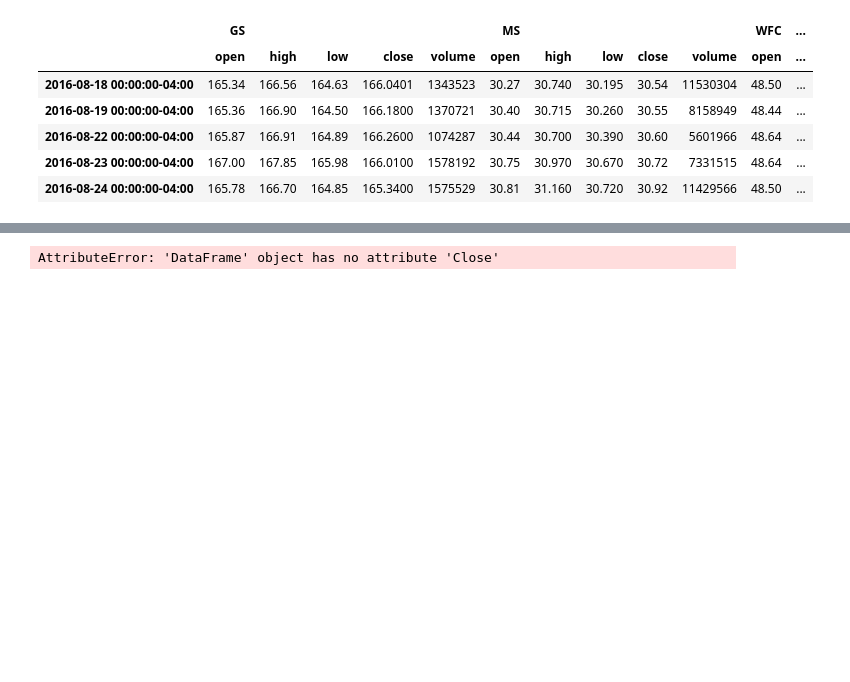
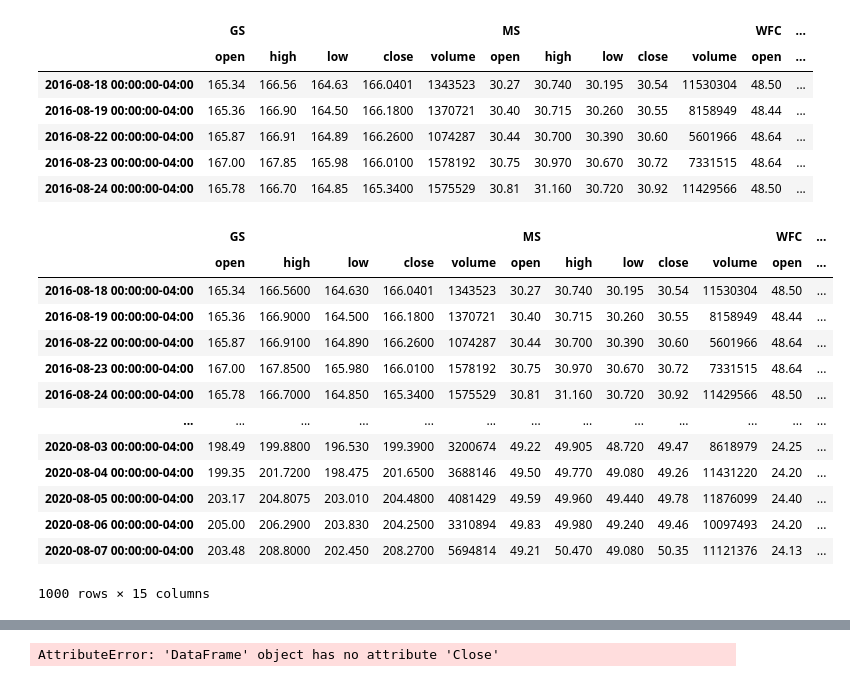
Before and after one commit to Billieo/p2-g3, a Jupyter notebook: financialprog2.ipynb, the cells around one changed output, grey strips where cells are left out. Saved outputs shown, nothing was run; the diff lists cells and outputs as text; code cells hidden in the pictures; blank space fills up the shorter version.

Commit message:
update the alapaca stock

```diff
--- a/financialprog2.ipynb
+++ b/financialprog2.ipynb
@@ -237,6 +237,23 @@ df_stock_data.head()
 | 2016-08-22 00:00:00-04:00 | 165.87 | 166.91 | 164.89 | 166.2600 | 1074287 | 30.44 | 30.700 | 30.390 | 30.60 | 5601966 | 48.64 | ... |
 | 2016-08-23 00:00:00-04:00 | 167.00 | 167.85 | 165.98 | 166.0100 | 1578192 | 30.75 | 30.970 | 30.670 | 30.72 | 7331515 | 48.64 | ... |
 | 2016-08-24 00:00:00-04:00 | 165.78 | 166.70 | 164.85 | 165.3400 | 1575529 | 30.81 | 31.160 | 30.720 | 30.92 | 11429566 | 48.50 | ... |
+# %%
+df_stock_data
+# %% [output]
+|  | GS |  |  |  |  | MS |  |  |  |  | WFC | ... |
+|  | open | high | low | close | volume | open | high | low | close | volume | open | ... |
+| 2016-08-18 00:00:00-04:00 | 165.34 | 166.5600 | 164.630 | 166.0401 | 1343523 | 30.27 | 30.740 | 30.195 | 30.54 | 11530304 | 48.50 | ... |
+| 2016-08-19 00:00:00-04:00 | 165.36 | 166.9000 | 164.500 | 166.1800 | 1370721 | 30.40 | 30.715 | 30.260 | 30.55 | 8158949 | 48.44 | ... |
+| 2016-08-22 00:00:00-04:00 | 165.87 | 166.9100 | 164.890 | 166.2600 | 1074287 | 30.44 | 30.700 | 30.390 | 30.60 | 5601966 | 48.64 | ... |
+| 2016-08-23 00:00:00-04:00 | 167.00 | 167.8500 | 165.980 | 166.0100 | 1578192 | 30.75 | 30.970 | 30.670 | 30.72 | 7331515 | 48.64 | ... |
+| 2016-08-24 00:00:00-04:00 | 165.78 | 166.7000 | 164.850 | 165.3400 | 1575529 | 30.81 | 31.160 | 30.720 | 30.92 | 11429566 | 48.50 | ... |
+| ... | ... | ... | ... | ... | ... | ... | ... | ... | ... | ... | ... | ... |
+| 2020-08-03 00:00:00-04:00 | 198.49 | 199.8800 | 196.530 | 199.3900 | 3200674 | 49.22 | 49.905 | 48.720 | 49.47 | 8618979 | 24.25 | ... |
+| 2020-08-04 00:00:00-04:00 | 199.35 | 201.7200 | 198.475 | 201.6500 | 3688146 | 49.50 | 49.770 | 49.080 | 49.26 | 11431220 | 24.20 | ... |
+| 2020-08-05 00:00:00-04:00 | 203.17 | 204.8075 | 203.010 | 204.4800 | 4081429 | 49.59 | 49.960 | 49.440 | 49.78 | 11876099 | 24.40 | ... |
+| 2020-08-06 00:00:00-04:00 | 205.00 | 206.2900 | 203.830 | 204.2500 | 3310894 | 49.83 | 49.980 | 49.240 | 49.46 | 10097493 | 24.20 | ... |
+| 2020-08-07 00:00:00-04:00 | 203.48 | 208.8000 | 202.450 | 208.2700 | 5694814 | 49.21 | 50.470 | 49.080 | 50.35 | 11121376 | 24.13 | ... |
+1000 rows × 15 columns
 # %%
 closing_price_gs = pd.DataFrame(df_stock_data["GS"]["close"])
 closing_price_ms = pd.DataFrame(df_stock_data["MS"]["close"])
```
Also changed, not shown: parts of 8 cells of this notebook.
